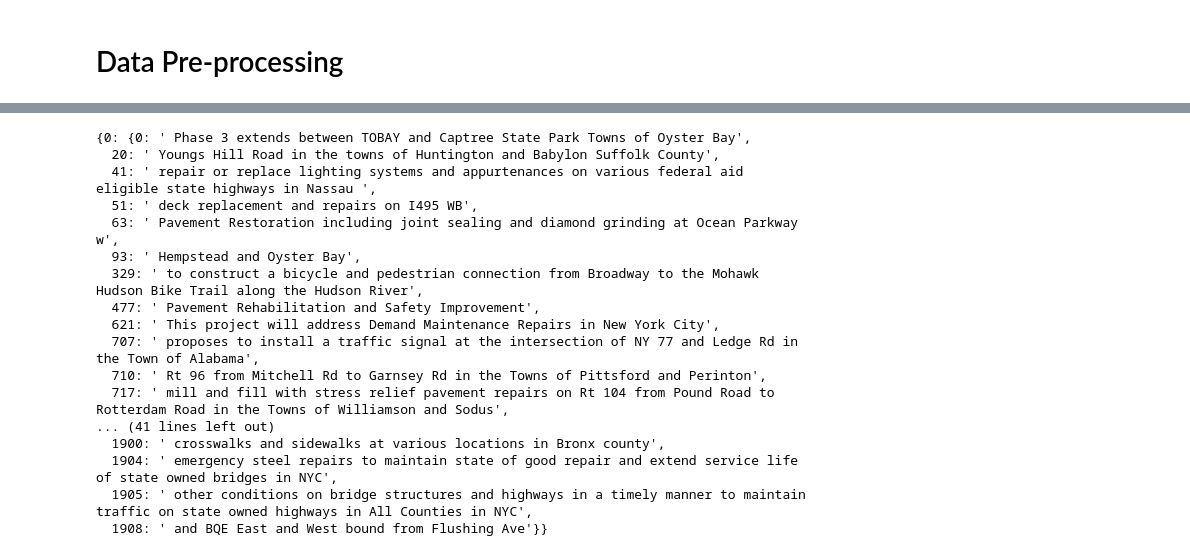
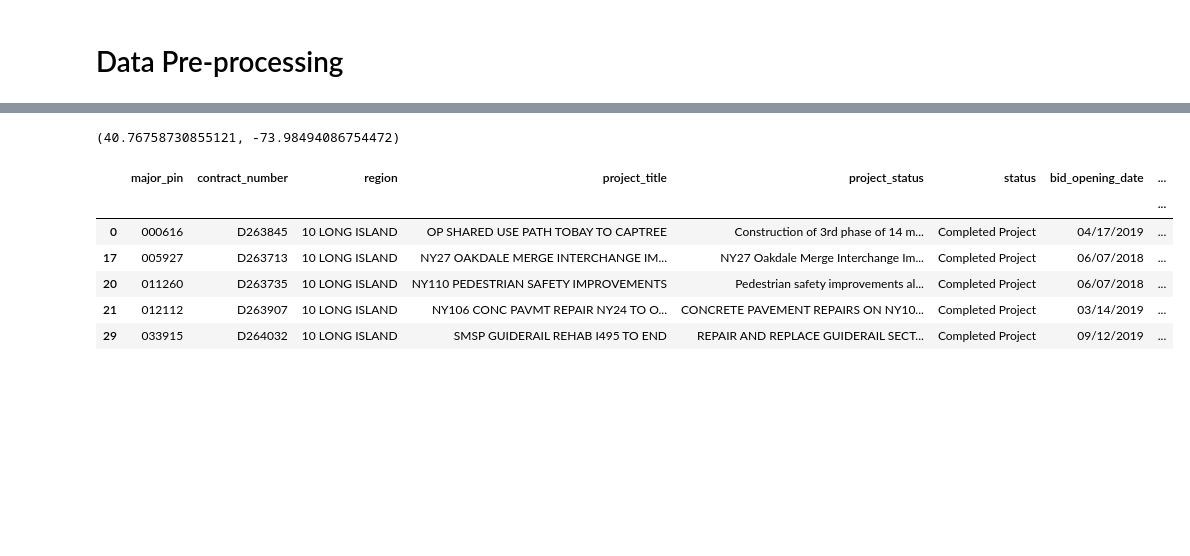
Before and after one commit to AVelaryon/GIS-Exploration, a Jupyter notebook: GISPRoj.ipynb, the cells around one changed output, grey strips where cells are left out. Drawn from its saved outputs; the diff is of its cells as text; code cells hidden in the pictures; blank space fills up the shorter version.

```diff
--- a/GISPRoj.ipynb
+++ b/GISPRoj.ipynb
@@ -84 +327,35 @@ location_data1 = modify_addy(regex, completed_dropped_contruct, completed_droppe
+# %%
+geolocator = Nominatim(user_agent='myGeocoder', timeout=10)
+location = geolocator.geocode('West 57th St., NY', geometry='geojson', exactly_one=True)
+location.latitude, location.longitude
+# %% [output]
+(40.76758730855121, -73.98494086754472)
+# %%
+geolocator = Nominatim(user_agent='myGeocoder', timeout=10)
+geolocator = RateLimiter(geolocator.geocode, min_delay_seconds=1)
+loc_data = col.defaultdict(dict)
+for indx, hwy in rem.items():
+    try:
+        location = geolocator(hwy + ', NY', geometry='geojson')
+        if location != None:
+            loc_data['latitude'][indx] = location.latitude
+            loc_data['longitude'][indx] = location.longitude
+            # print(loc_data['longitude'][indx])
+        else:
+            loc_data['latitude'][indx] = np.nan
+            loc_data['longitude'][indx] = np.nan
+    except OSError:
+        pass
+# %%
+location_data[['latitude','longitude']] = location_data[['latitude','longitude']].combine_first(pd.DataFrame(loc_data))
+# %%
+location_data.head(5)
+# %% [output]
+|  | major_pin | contract_number | region | project_title | project_status | status | bid_opening_date | ... |
+|  |  |  |  |  |  |  |  | ... |
+| 0 | 000616 | D263845 | 10 LONG ISLAND | OP SHARED USE PATH TOBAY TO CAPTREE | Construction of 3rd phase of 14 m... | Completed Project | 04/17/2019 | ... |
+| 17 | 005927 | D263713 | 10 LONG ISLAND | NY27 OAKDALE MERGE INTERCHANGE IM... | NY27 Oakdale Merge Interchange Im... | Completed Project | 06/07/2018 | ... |
+| 20 | 011260 | D263735 | 10 LONG ISLAND | NY110 PEDESTRIAN SAFETY IMPROVEMENTS | Pedestrian safety improvements al... | Completed Project | 06/07/2018 | ... |
+| 21 | 012112 | D263907 | 10 LONG ISLAND | NY106 CONC PAVMT REPAIR NY24 TO O... | CONCRETE PAVEMENT REPAIRS ON NY10... | Completed Project | 03/14/2019 | ... |
+| 29 | 033915 | D264032 | 10 LONG ISLAND | SMSP GUIDERAIL REHAB I495 TO END | REPAIR AND REPLACE GUIDERAIL SECT... | Completed Project | 09/12/2019 | ... |
 # %%
@@ -90,31 +362,0 @@ location_data.index.name = ''
-# %%
-pd.set_option('display.max_rows', 300)
-regex = r'(\d+\s\w+\s[RAdVEveoOaD]+)'
-regex1 = r'(\s[\w\s]+and\s[\w\s]+)'
-regex2 = r'(?<=between\s)([\w\s]+)and([\w\s]+)'
-regex3 = r'(?<=FROM\s)([\w\d\s]+)'
-regex4 = r'([NYIRtT\.]+)\s?(\d+)'
-regex5 = r'([NYIRtT\.]+-\d+)'
-# completed_dropped_contruct.project_status.str.replace(regex4, r'\1-\2', regex=True).str.extract(regex5).dropna()
-completed_dropped_contruct.project_status.str.extract(regex1).dropna().to_dict()
-# completed_dropped_contruct.project_status.str.extract(regex1)
-# for (i, item) in completed_dropped_contruct.public_friendly_description.to_dict().items():
-# completed_dropped_contruct.project_status.to_list()
-# %% [output]
-{0: {0: ' Phase 3 extends between TOBAY and Captree State Park Towns of Oyster Bay',
-  20: ' Youngs Hill Road in the towns of Huntington and Babylon Suffolk County',
-  41: ' repair or replace lighting systems and appurtenances on various federal aid eligible state highways in Nassau ',
-  51: ' deck replacement and repairs on I495 WB',
-  63: ' Pavement Restoration including joint sealing and diamond grinding at Ocean Parkway w',
-  93: ' Hempstead and Oyster Bay',
-  329: ' to construct a bicycle and pedestrian connection from Broadway to the Mohawk Hudson Bike Trail along the Hudson River',
-  477: ' Pavement Rehabilitation and Safety Improvement',
-  621: ' This project will address Demand Maintenance Repairs in New York City',
-  707: ' proposes to install a traffic signal at the intersection of NY 77 and Ledge Rd in the Town of Alabama',
-  710: ' Rt 96 from Mitchell Rd to Garnsey Rd in the Towns of Pittsford and Perinton',
-  717: ' mill and fill with stress relief pavement repairs on Rt 104 from Pound Road to Rotterdam Road in the Towns of Williamson and Sodus',
-... (41 lines left out)
-  1900: ' crosswalks and sidewalks at various locations in Bronx county',
-  1904: ' emergency steel repairs to maintain state of good repair and extend service life of state owned bridges in NYC',
-  1905: ' other conditions on bridge structures and highways in a timely manner to maintain traffic on state owned highways in All Counties in NYC',
-  1908: ' and BQE East and West bound from Flushing Ave'}}
```
Also changed, not shown: parts of 23 cells of this notebook.
